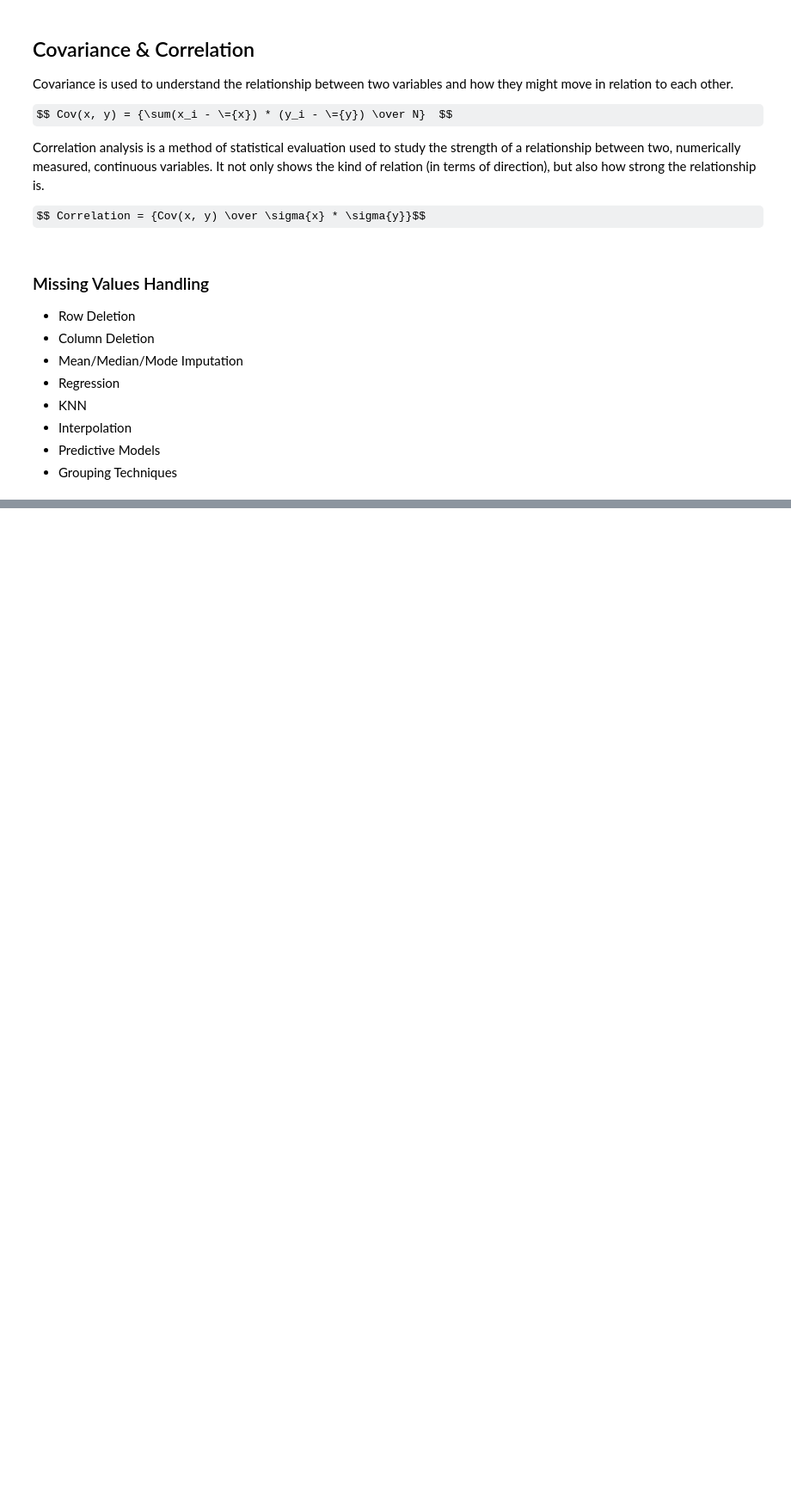
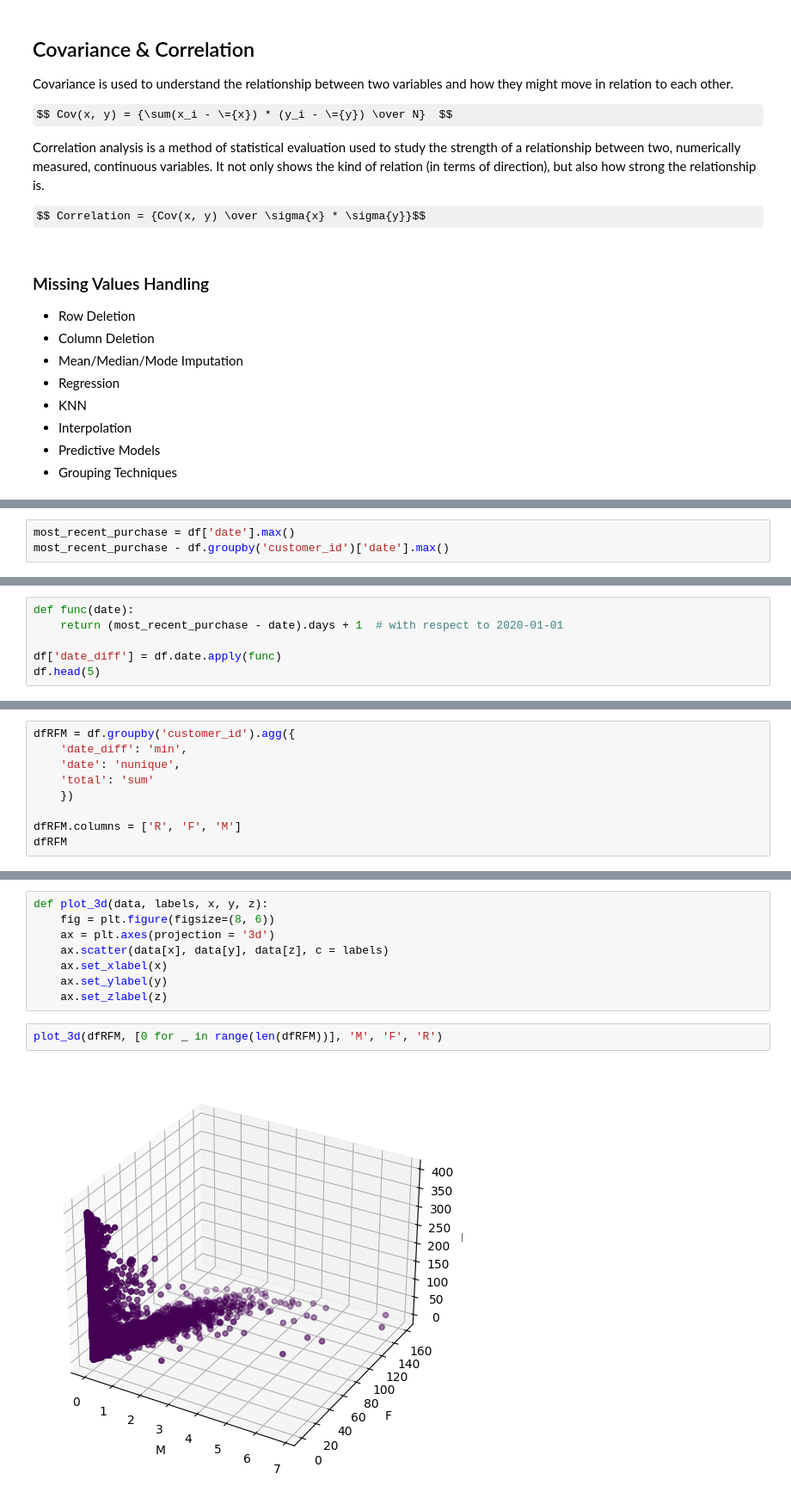
Before and after one commit to Amir-adibi/Hackathon_AI, a Jupyter notebook: Exercise.ipynb, the cells around one changed output, grey strips where cells are left out. Shown at 86% size. Drawn from its saved outputs; the diff is of its cells as text; some formulas as TeX source; blank space fills up the shorter version.

```diff
--- a/Exercise.ipynb
+++ b/Exercise.ipynb
@@ -480,0 +685,3 @@ $$ Correlation = {Cov(x, y) \over \sigma{x} * \sigma{y}}$$
+# %%
+most_recent_purchase = df['date'].max()
+most_recent_purchase - df.groupby('customer_id')['date'].max()
@@ -480,0 +702,6 @@ $$ Correlation = {Cov(x, y) \over \sigma{x} * \sigma{y}}$$
+# %%
+def func(date):
+    return (most_recent_purchase - date).days + 1  # with respect to 2020-01-01
+
+df['date_diff'] = df.date.apply(func)
+df.head(5)
@@ -480,0 +733,9 @@ $$ Correlation = {Cov(x, y) \over \sigma{x} * \sigma{y}}$$
+# %%
+dfRFM = df.groupby('customer_id').agg({
+    'date_diff': 'min',
+    'date': 'nunique',
+    'total': 'sum'
+    })
+
+dfRFM.columns = ['R', 'F', 'M']
+dfRFM
@@ -480,0 +757,12 @@ $$ Correlation = {Cov(x, y) \over \sigma{x} * \sigma{y}}$$
+# %%
+def plot_3d(data, labels, x, y, z):
+    fig = plt.figure(figsize=(8, 6))
+    ax = plt.axes(projection = '3d')
+    ax.scatter(data[x], data[y], data[z], c = labels)
+    ax.set_xlabel(x)
+    ax.set_ylabel(y)
+    ax.set_zlabel(z)
+# %%
+plot_3d(dfRFM, [0 for _ in range(len(dfRFM))], 'M', 'F', 'R')
+# %% [output]
+[figure, added]
```
Also changed, not shown: parts of 47 cells of this notebook, 1 other file.
